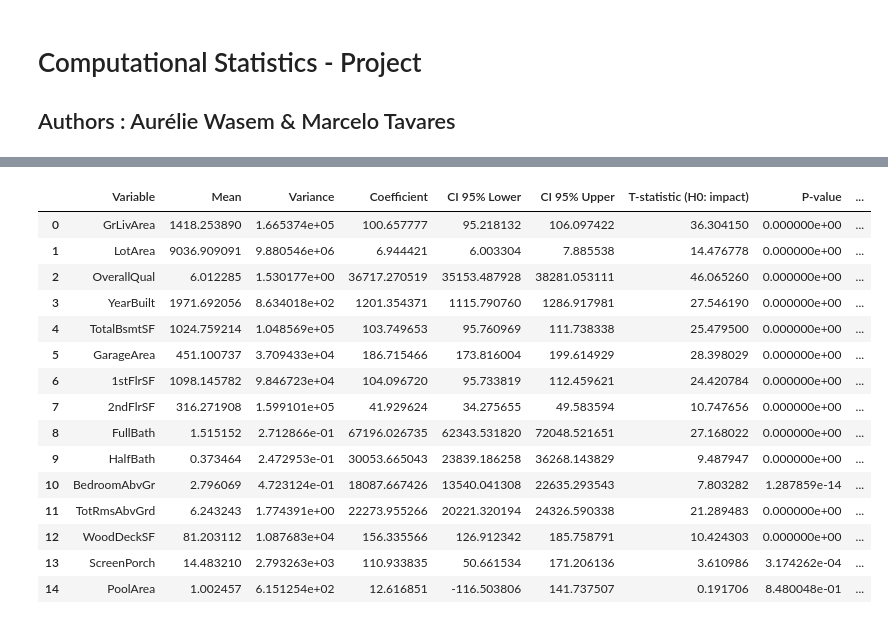
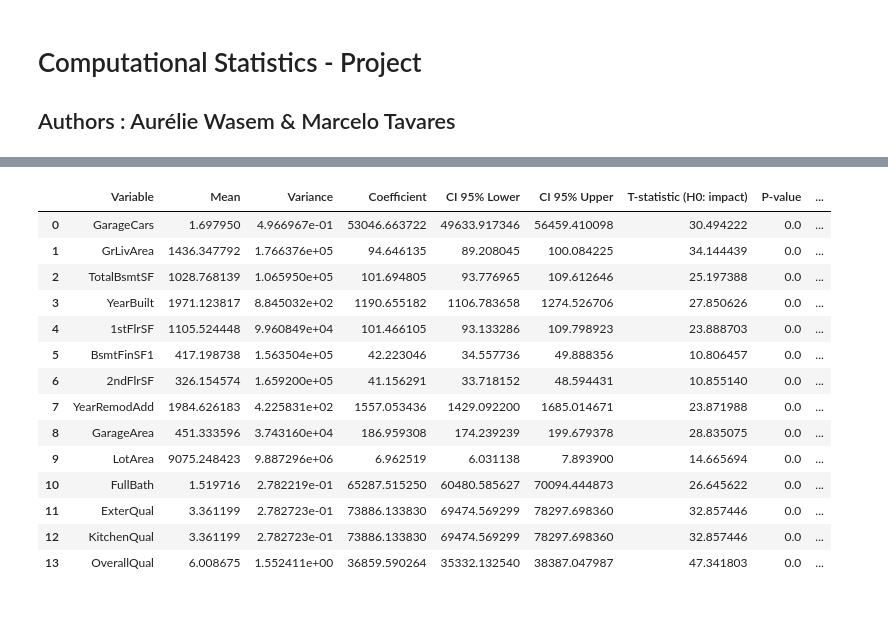
Before and after one commit to decimoplays/CStat-Project, a Jupyter notebook: cstat-project.ipynb, the cells around one changed output, grey strips where cells are left out. Cells and saved outputs as stored; diff of their text form; code cells hidden in the pictures.

```diff
--- a/cstat-project.ipynb
+++ b/cstat-project.ipynb
@@ -81,13 +213,14 @@ def detect_outliers_iqr(data):
 
 # Stocker les seuils pour chaque variable
 outlier_bounds = []
-outlier_filtered_df = train_df.copy()
+outlier_filtered_df = top_features_df.copy()
 
-for var in lst:
-    # MARCELO: ajouté OverallQual car c'est une variable catégorielle
-    if var == 'PoolArea' or var == 'ScreenPorch' or var == 'OverallQual':
+for var in top_features_df.columns:
+    if not pd.api.types.is_numeric_dtype(top_features_df[var]) or pd.api.types.is_bool_dtype(top_features_df[var]):
         continue
-    series = train_df[var].dropna()
+    if var == 'SalePrice':
+        continue
+    series = top_features_df[var].dropna()
     lower, upper = detect_outliers_iqr(series)
 
     # Enregistrer les bornes
@@ -102,8 +235,8 @@ for var in lst:
     # Supprimer les outliers dans une copie du DataFrame
     outlier_filtered_df = outlier_filtered_df[(outlier_filtered_df[var] >= lower) & (outlier_filtered_df[var] <= upper)]
 
-# MARCELO: ajouté gestion des valeurs extrêmes pour SalePrice
-series = train_df[salePrice].dropna()
+# Gestion des valeurs extrêmes pour SalePrice
+series = top_features_df[salePrice].dropna()
 lower, upper = detect_outliers_iqr(series)
 outlier_bounds.append({
     'Variable': salePrice,
@@ -118,10 +251,7 @@ outlier_filtered_df = outlier_filtered_df[(outlier_filtered_df[salePrice] >= low
 # Résumé sous forme de tableau
 outlier_bounds_df = pd.DataFrame(outlier_bounds)
 
-# Afficher les seuils pour l'utilisateur
-#import ace_tools as tools; tools.display_dataframe_to_user(name="Outlier Thresholds (IQR Method)", dataframe=outlier_bounds_df)
-
 # Enregistrer le DataFrame filtré sans outliers pour usage futur
-filtered_df = outlier_filtered_df.copy().filter(lst + [salePrice])
+filtered_df = outlier_filtered_df.copy().filter(top_features_df.columns)
 filtered_df
 # %% [output]
@@ -195,9 +324,8 @@ strong multicollinearity or other numerical problems.
 results = []
 
 # Pour chaque variable
-for var in lst:
-    # MARCELO: bloquer l'usage d'OverallQual car pas de moyenne possible
-    if var == 'OverallQual':
+for var in filtered_df.columns:
+    if not pd.api.types.is_numeric_dtype(filtered_df[var]) or pd.api.types.is_bool_dtype(filtered_df[var]):
         continue
     data = filtered_df[var].dropna()  # On enlève les valeurs manquantes
     mean = data.mean()
@@ -245,17 +371,25 @@ results_df
 # %%
 # DataFrame pour stocker les résultats
 regression_results = []
-filtered_df['OverallQual'] = filtered_df['OverallQual'].astype('int')
+stat_utilities_df = filtered_df.copy()
+print(filtered_df.dtypes)
+
+stat_utilities_df['ExterQual'] = stat_utilities_df['ExterQual'].astype('int')
+stat_utilities_df['OverallQual'] = stat_utilities_df['OverallQual'].astype('int')
+stat_utilities_df['KitchenQual'] = stat_utilities_df['ExterQual'].astype('int')
+
+
+
 
 # Pour chaque variable (sauf SalePrice), on fait une régression simple
-for var in lst:
+for var in stat_utilities_df.columns:
     if var == 'SalePrice':
         continue
-    mean = filtered_df[var].dropna().mean()
-    variance = filtered_df[var].dropna().var()
+    mean = stat_utilities_df[var].dropna().mean()
+    variance = stat_utilities_df[var].dropna().var()
     # Préparation des données
-    X = filtered_df[[var]].dropna()
-    y = filtered_df.loc[X.index, 'SalePrice']
+    X = stat_utilities_df[[var]].dropna()
+    y = stat_utilities_df.loc[X.index, 'SalePrice']
 
     # Régression linéaire avec sklearn
     model = LinearRegression().fit(X, y)
@@ -297,19 +447,18 @@ regression_df
 |  | Variable | Mean | Variance | Coefficient | CI 95% Lower | CI 95% Upper | T-statistic (H0: impact) | P-value | ... |
-| 0 | GrLivArea | 1418.253890 | 1.665374e+05 | 100.657777 | 95.218132 | 106.097422 | 36.304150 | 0.000000e+00 | ... |
-| 1 | LotArea | 9036.909091 | 9.880546e+06 | 6.944421 | 6.003304 | 7.885538 | 14.476778 | 0.000000e+00 | ... |
-| 2 | OverallQual | 6.012285 | 1.530177e+00 | 36717.270519 | 35153.487928 | 38281.053111 | 46.065260 | 0.000000e+00 | ... |
-| 3 | YearBuilt | 1971.692056 | 8.634018e+02 | 1201.354371 | 1115.790760 | 1286.917981 | 27.546190 | 0.000000e+00 | ... |
-| 4 | TotalBsmtSF | 1024.759214 | 1.048569e+05 | 103.749653 | 95.760969 | 111.738338 | 25.479500 | 0.000000e+00 | ... |
-| 5 | GarageArea | 451.100737 | 3.709433e+04 | 186.715466 | 173.816004 | 199.614929 | 28.398029 | 0.000000e+00 | ... |
-| 6 | 1stFlrSF | 1098.145782 | 9.846723e+04 | 104.096720 | 95.733819 | 112.459621 | 24.420784 | 0.000000e+00 | ... |
-| 7 | 2ndFlrSF | 316.271908 | 1.599101e+05 | 41.929624 | 34.275655 | 49.583594 | 10.747656 | 0.000000e+00 | ... |
-| 8 | FullBath | 1.515152 | 2.712866e-01 | 67196.026735 | 62343.531820 | 72048.521651 | 27.168022 | 0.000000e+00 | ... |
-| 9 | HalfBath | 0.373464 | 2.472953e-01 | 30053.665043 | 23839.186258 | 36268.143829 | 9.487947 | 0.000000e+00 | ... |
-| 10 | BedroomAbvGr | 2.796069 | 4.723124e-01 | 18087.667426 | 13540.041308 | 22635.293543 | 7.803282 | 1.287859e-14 | ... |
-| 11 | TotRmsAbvGrd | 6.243243 | 1.774391e+00 | 22273.955266 | 20221.320194 | 24326.590338 | 21.289483 | 0.000000e+00 | ... |
-| 12 | WoodDeckSF | 81.203112 | 1.087683e+04 | 156.335566 | 126.912342 | 185.758791 | 10.424303 | 0.000000e+00 | ... |
-| 13 | ScreenPorch | 14.483210 | 2.793263e+03 | 110.933835 | 50.661534 | 171.206136 | 3.610986 | 3.174262e-04 | ... |
-| 14 | PoolArea | 1.002457 | 6.151254e+02 | 12.616851 | -116.503806 | 141.737507 | 0.191706 | 8.480048e-01 | ... |
+| 0 | GarageCars | 1.697950 | 4.966967e-01 | 53046.663722 | 49633.917346 | 56459.410098 | 30.494222 | 0.0 | ... |
+| 1 | GrLivArea | 1436.347792 | 1.766376e+05 | 94.646135 | 89.208045 | 100.084225 | 34.144439 | 0.0 | ... |
+| 2 | TotalBsmtSF | 1028.768139 | 1.065950e+05 | 101.694805 | 93.776965 | 109.612646 | 25.197388 | 0.0 | ... |
+| 3 | YearBuilt | 1971.123817 | 8.845032e+02 | 1190.655182 | 1106.783658 | 1274.526706 | 27.850626 | 0.0 | ... |
+| 4 | 1stFlrSF | 1105.524448 | 9.960849e+04 | 101.466105 | 93.133286 | 109.798923 | 23.888703 | 0.0 | ... |
+| 5 | BsmtFinSF1 | 417.198738 | 1.563504e+05 | 42.223046 | 34.557736 | 49.888356 | 10.806457 | 0.0 | ... |
+| 6 | 2ndFlrSF | 326.154574 | 1.659200e+05 | 41.156291 | 33.718152 | 48.594431 | 10.855140 | 0.0 | ... |
+| 7 | YearRemodAdd | 1984.626183 | 4.225831e+02 | 1557.053436 | 1429.092200 | 1685.014671 | 23.871988 | 0.0 | ... |
+| 8 | GarageArea | 451.333596 | 3.743160e+04 | 186.959308 | 174.239239 | 199.679378 | 28.835075 | 0.0 | ... |
+| 9 | LotArea | 9075.248423 | 9.887296e+06 | 6.962519 | 6.031138 | 7.893900 | 14.665694 | 0.0 | ... |
+| 10 | FullBath | 1.519716 | 2.782219e-01 | 65287.515250 | 60480.585627 | 70094.444873 | 26.645622 | 0.0 | ... |
+| 11 | ExterQual | 3.361199 | 2.782723e-01 | 73886.133830 | 69474.569299 | 78297.698360 | 32.857446 | 0.0 | ... |
+| 12 | KitchenQual | 3.361199 | 2.782723e-01 | 73886.133830 | 69474.569299 | 78297.698360 | 32.857446 | 0.0 | ... |
+| 13 | OverallQual | 6.008675 | 1.552411e+00 | 36859.590264 | 35332.132540 | 38387.047987 | 47.341803 | 0.0 | ... |
 # %%
 # Création d'une copie du DataFrame avec des noms compatibles pour la formule
 df_formula = filtered_df.copy()
```
Also changed, not shown: parts of 14 cells of this notebook.
